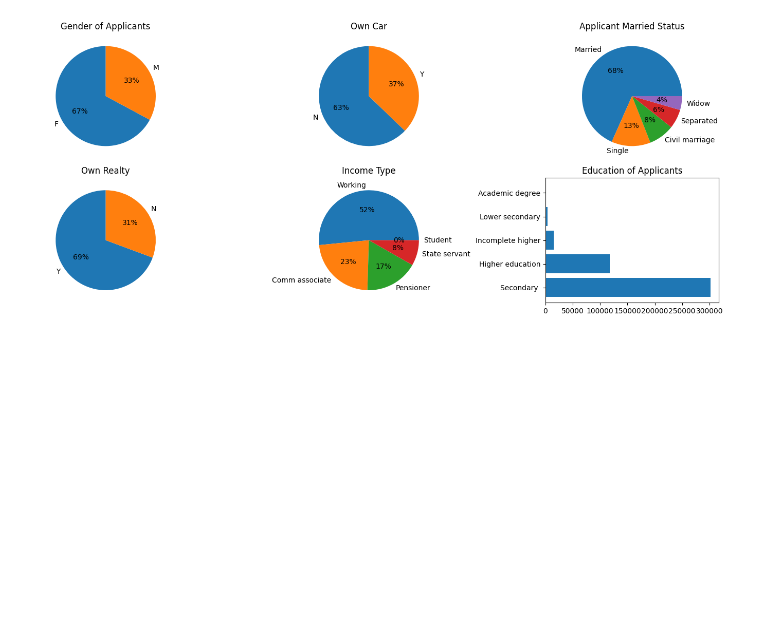
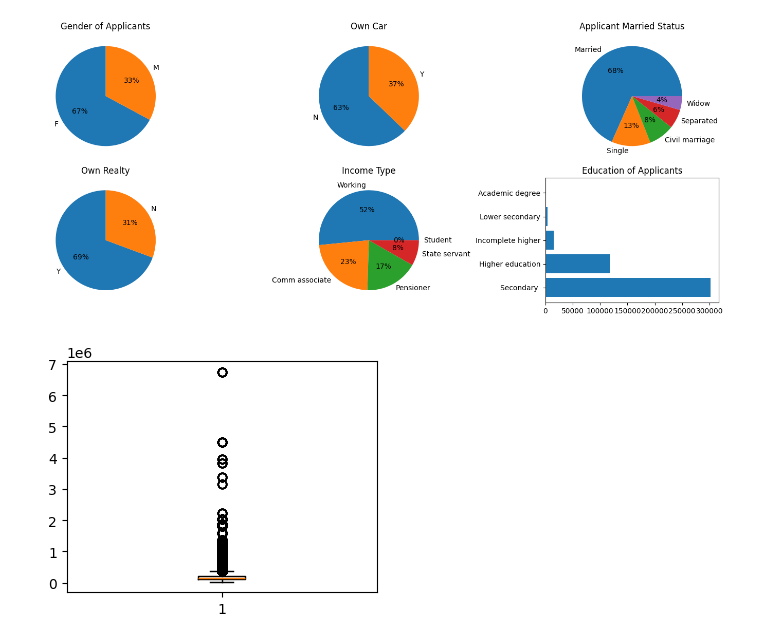
Before and after one commit to huy-ph/data_mining, a Jupyter notebook: learning/cc_decision/cc_analysis.ipynb, the cells around one changed output. Cells and saved outputs as stored; diff of their text form; code cells hidden in the pictures; blank space fills up the shorter version.

Commit message:
charts for income amount

```diff
--- a/learning/cc_decision/cc_analysis.ipynb
+++ b/learning/cc_decision/cc_analysis.ipynb
@@ -203,3 +203,10 @@ plt.tight_layout()
 plt.show()
 # %% [output]
 [figure]
+# %%
+#income plot
+plt.figure(figsize=(4,3))
+plt.boxplot(application['AMT_INCOME_TOTAL'])
+plt.show()
+# %% [output]
+[figure, added]
```
Also changed, not shown: parts of 2 cells of this notebook.
